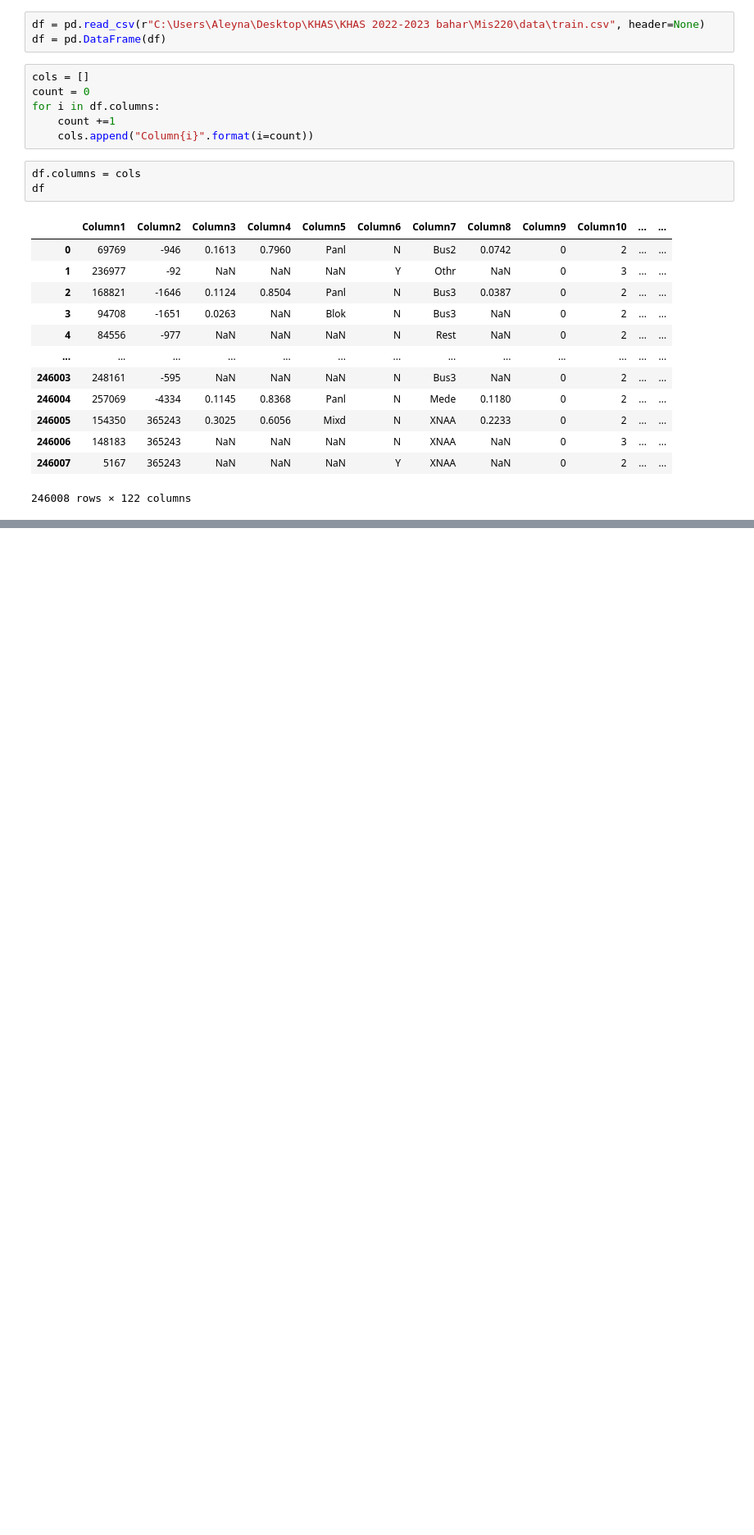
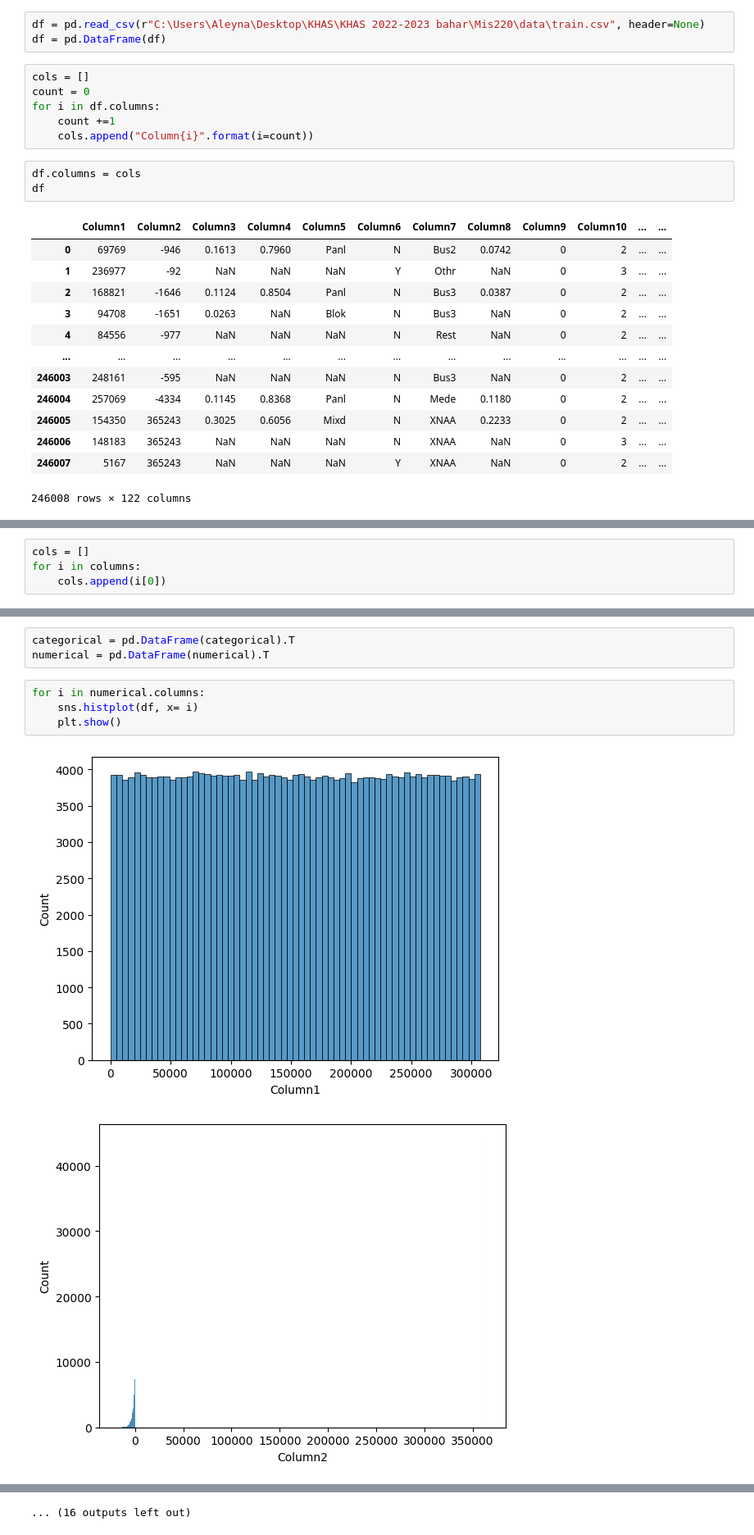
Before and after one commit to igyccmt/Project1, a Jupyter notebook: Project.ipynb, the cells around one changed output, grey strips where cells are left out. Shown at 82% size. Cells and saved outputs as stored; diff of their text form; blank space fills up the shorter version.

```diff
--- a/Project.ipynb
+++ b/Project.ipynb
@@ -35,0 +121,4 @@ for c,v in df.isnull().sum().items():
+# %%
+cols = []
+for i in columns:
+    cols.append(i[0])
@@ -35,0 +167,10 @@ for c,v in df.isnull().sum().items():
+# %%
+categorical = pd.DataFrame(categorical).T
+numerical = pd.DataFrame(numerical).T
+# %%
+for i in numerical.columns:
+    sns.histplot(df, x= i)
+    plt.show()
+# %% [output]
+[figure, added]
+[figure, added]
@@ -35,0 +187 @@ for c,v in df.isnull().sum().items():
+... (16 outputs left out)
```
Also changed, not shown: parts of 60 cells of this notebook.
